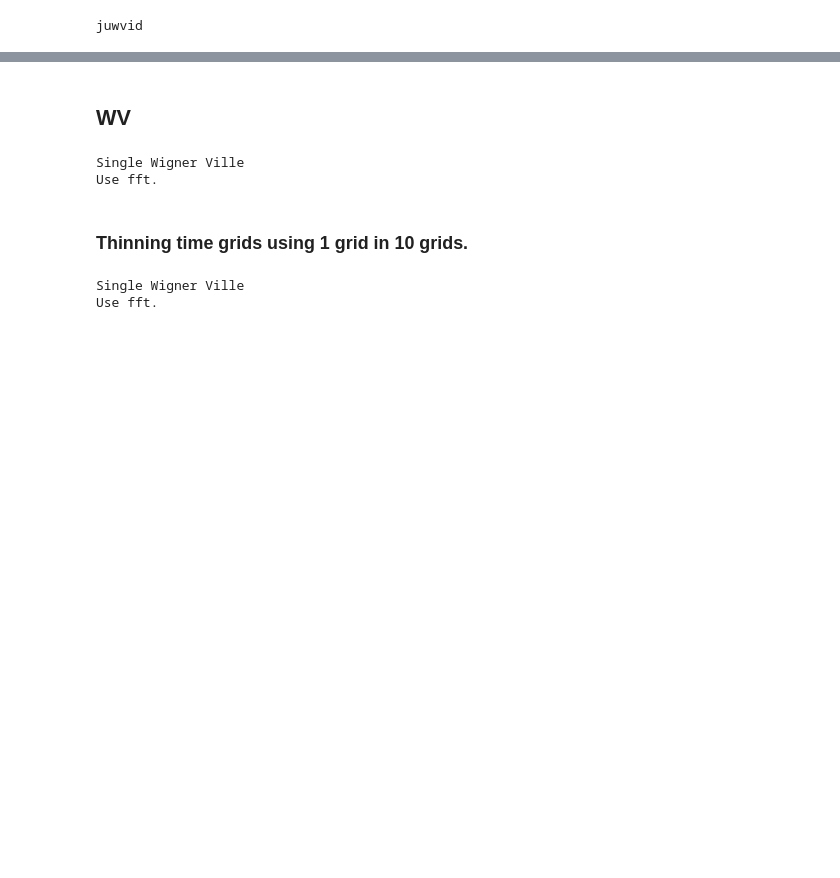
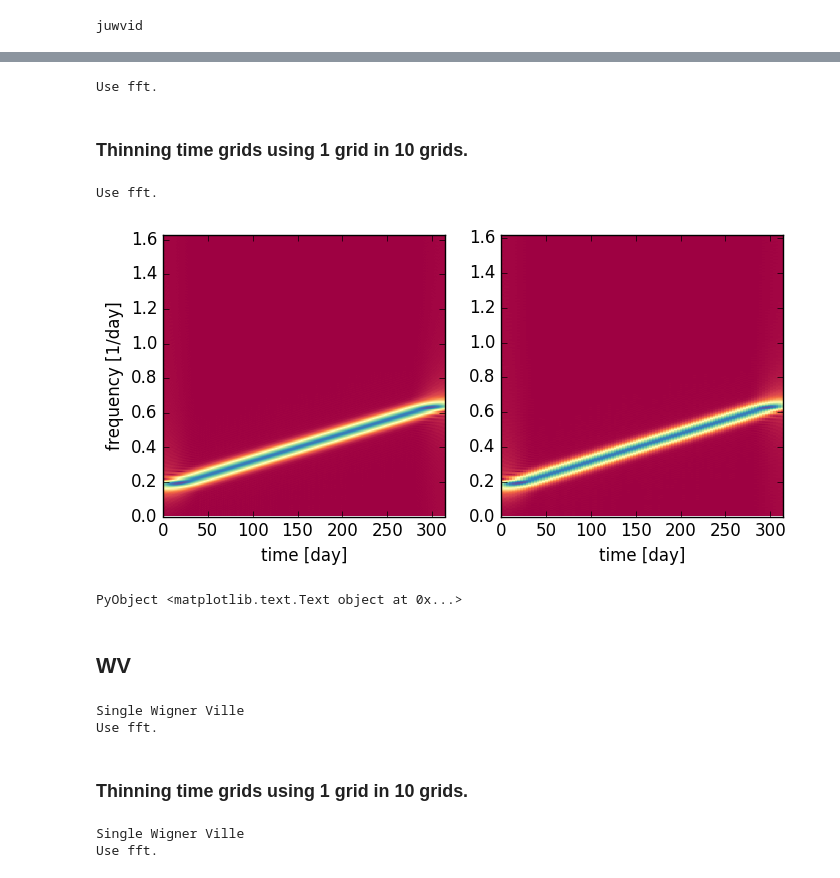
Before and after one commit to HajimeKawahara/juwvid, a Jupyter notebook: ipynb/Thinning time grids.ipynb, the cells around one changed output, grey strips where cells are left out. Drawn from its saved outputs; the diff is of its cells as text; code cells hidden in the pictures; blank space fills up the shorter version.

Commit message:
added the tutorial for the STFT thinning

```diff
--- a/ipynb/Thinning time grids.ipynb
+++ b/ipynb/Thinning time grids.ipynb
@@ -10,3 +12,32 @@ juwvid
+# %%
+## sin FM
+nsample=1024
+x,y,iw,ynorm=sampledata.genlinfm(nsample,1.0,0.01);
+# %%
+tfrst=stft.tfrstft(y);
+# %% [output]
+Use fft.
+# %% [markdown]
+### Thinning time grids using 1 grid in 10 grids.
+# %%
+nthin=10
+itc=collect(1:nthin:nsample);
+# %%
+tfrsti=stft.tfrstft(y,NaN,NaN,NaN,itc);
+# %% [output]
+Use fft.
+# %%
+fig=PyPlot.figure()
+ax = fig[:add_subplot](1,2,1)
+a=juwplot.wtfrshow(abs(tfrst),x[2]-x[1],x[1],x[end],NaN,NaN,1.0,"Spectral")
+PyPlot.xlabel("time [day]")
+PyPlot.ylabel("frequency [1/day]")
+ax = fig[:add_subplot](1,2,2)
+a=juwplot.wtfrshow(abs(tfrsti),(x[2]-x[1])*nthin,x[1],x[end],NaN,NaN,1.0,"Spectral")
+PyPlot.xlabel("time [day]")
+# %% [output]
+[figure, added]
+PyObject <matplotlib.text.Text object at 0x...>
 # %% [markdown]
 ## WV
 # %%
```
Also changed, not shown: parts of 2 cells of this notebook.
